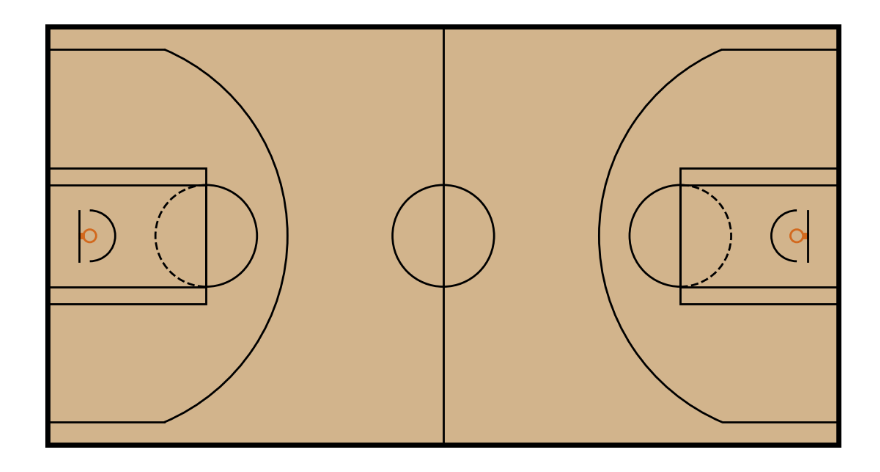
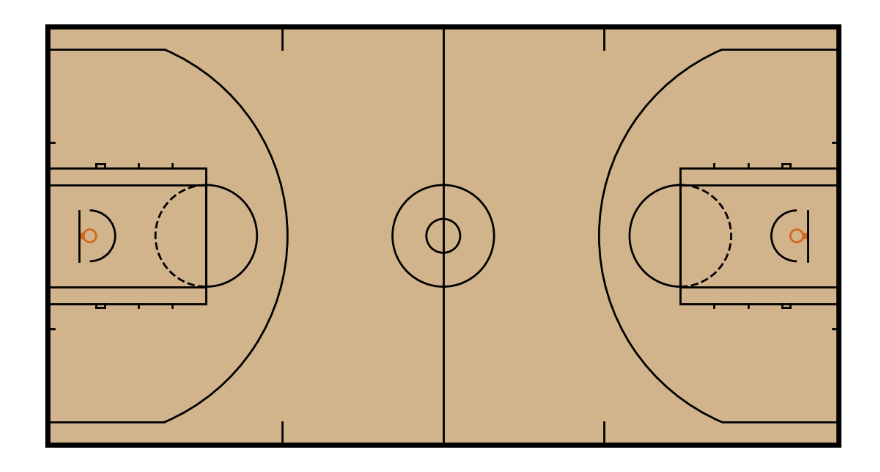
Before and after one commit to jerpopp/Assignment2MAST397, a Jupyter notebook: Assignment2.ipynb, the cells around one changed output. Cells and saved outputs as stored; diff of their text form; code cells hidden in the pictures.

Commit message:
Court is drawn, still have to do some clean up.

```diff
--- a/Assignment2.ipynb
+++ b/Assignment2.ipynb
@@ -24,9 +24,11 @@ def draw_court(ax=None, color='black', lw=2):
     outer_lines = Rectangle((0, 0), 94, 50, linewidth=10, color='black', fill=False)
     ax.add_patch(outer_lines)
 
-    # Center circle
+    # Center circles
     center_circle = Circle((94/2, 50/2), 6, linewidth=lw, color=color, fill=False)
     ax.add_patch(center_circle)
+    jump_circle = Circle((94/2, 50/2), 2, linewidth=lw, color=color, fill=False)
+    ax.add_patch(jump_circle)
 
     # Half court line
     ax.plot([94/2, 94/2], [0, 50], color=color, linewidth=lw)
@@ -107,32 +109,68 @@ def draw_court(ax=None, color='black', lw=2):
     #left side basketball hoop support
     hoop_support_left = Rectangle((4, 25-0.25), 0.5, 0.5, linewidth=lw, color='chocolate', fill=True)
     ax.add_patch(hoop_support_left)
 
     #Right side Backboard
-    ax.plot([94-4, 94-4], [22, 28], color='black', linewidth=lw)
+    ax.plot([94-4, 94-4], [22, 28], color=color, linewidth=lw)
 
     #Right side Rim
     right_rim = Circle((94-4-1.25, 25), 0.75, linewidth=lw, color='chocolate', fill=False)
     ax.add_patch(right_rim)
 
     #Right side basketball hoop support
     hoop_support_right = Rectangle((94-4.5, 25-0.25), 0.5, 0.5, linewidth=lw, color='chocolate', fill=True)
     ax.add_patch(hoop_support_right)
 
 #Assorted Hash marks:
+
+    #Left Key hash Marks
+    ax.plot([7,7], [17, 16.5], color=color, linewidth=lw)
+    ax.plot([6,6], [17, 16.5], color=color, linewidth=lw)
+    ax.plot([6,7], [16.5, 16.5], color=color, linewidth=lw)
+    ax.plot([11,11], [17, 16.5], color=color, linewidth=lw)
+    ax.plot([15,15], [17, 16.5], color=color, linewidth=lw)
+    ax.plot([7,7], [33, 33.5], color=color, linewidth=lw)
+    ax.plot([6,6], [33, 33.5], color=color, linewidth=lw)
+    ax.plot([6,7], [33.5, 33.5], color=color, linewidth=lw)
+    ax.plot([11,11], [33, 33.5], color=color, linewidth=lw)
+    ax.plot([15,15], [33, 33.5], color=color, linewidth=lw)
+
+    #Right Key hash Marks
+    ax.plot([94-7,94-7], [17, 16.5], color=color, linewidth=lw)
+    ax.plot([94-6,94-6], [17, 16.5], color=color, linewidth=lw)
+    ax.plot([94-6,94-7], [16.5, 16.5], color=color, linewidth=lw)
+    ax.plot([94-11,94-11], [17, 16.5], color=color, linewidth=lw)
+    ax.plot([94-15,94-15], [17, 16.5], color=color, linewidth=lw)
+    ax.plot([94-7,94-7], [33, 33.5], color=color, linewidth=lw)
+    ax.plot([94-6,94-6], [33, 33.5], color=color, linewidth=lw)
+    ax.plot([94-6,94-7], [33.5, 33.5], color=color, linewidth=lw)
+    ax.plot([94-11,94-11], [33, 33.5], color=color, linewidth=lw)
+    ax.plot([94-15,94-15], [33, 33.5], color=color, linewidth=lw)
+
+    #court hash marks
+    ax.plot([28, 28], [0, 3], color=color, linewidth=lw)
+    ax.plot([66, 66], [0, 3], color=color, linewidth=lw)
+    ax.plot([28, 28], [50, 47], color=color, linewidth=lw)
+    ax.plot([66, 66], [50, 47], color=color, linewidth=lw)
+
+    #Inbound marks
+    ax.plot([0,1], [14,14], color=color, linewidth=lw)
+    ax.plot([0,1], [36,36], color=color, linewidth=lw)
+    ax.plot([93,94], [14,14], color=color, linewidth=lw)
+    ax.plot([93,94], [36,36], color=color, linewidth=lw)
 
 
 #Making the Court fit the screen
     # Set limits and aspect
     ax.set_xlim(0, 94)
     ax.set_ylim(0, 50)
     ax.set_aspect('equal', adjustable='box')
     ax.axis('off')  # hides ticks
 
 
     return ax
 
 draw_court()
 plt.show()
 # %% [output]
-[figure, old version]
+[figure, new version]
```
